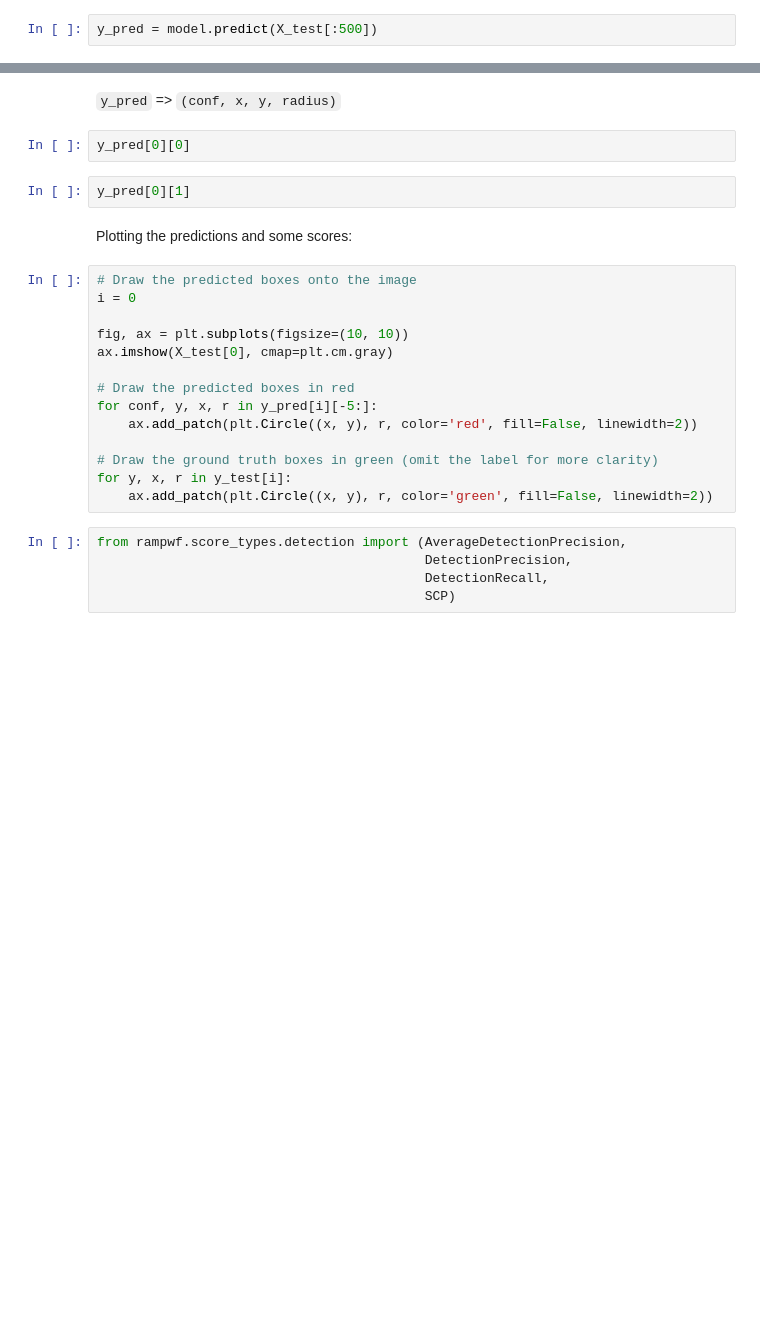
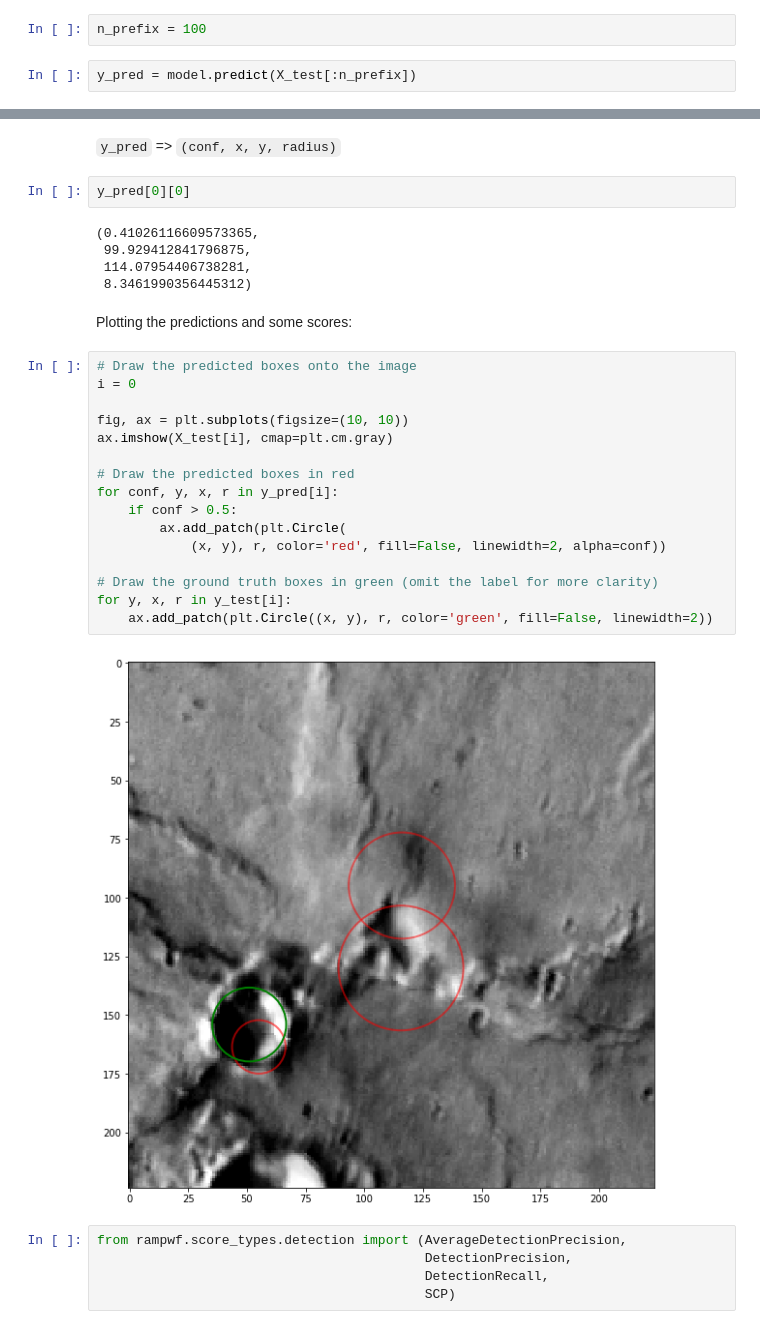
Before and after one commit to ramp-kits/mars_craters, a Jupyter notebook: mars_craters_starting_kit.ipynb, the cells around one changed output, grey strips where cells are left out. Saved outputs shown, nothing was run; the diff lists cells and outputs as text; blank space fills up the shorter version.

```diff
--- a/mars_craters_starting_kit.ipynb
+++ b/mars_craters_starting_kit.ipynb
@@ -365,8 +369,10 @@ Training the model with `fit` (in the starting kit example, we load some pretrai
 model.fit(X_train, y_train, pretrained=True)
 # %% [markdown]
 Predict part of the test data:
+# %%
+n_prefix = 100
 # %%
-y_pred = model.predict(X_test[:500])
+y_pred = model.predict(X_test[:n_prefix])
 # %% [markdown]
 Looking at the prediction object of the first test image:
 # %%
@@ -375,24 +383,31 @@ len(y_pred[0])
 `y_pred` => `(conf, x, y, radius)`
 # %%
 y_pred[0][0]
+# %% [output]
+(0.41026116609573365,
+ 99.929412841796875,
+ 114.07954406738281,
+ 8.3461990356445312)
-# %%
-y_pred[0][1]
 # %% [markdown]
 Plotting the predictions and some scores:
 # %%
 # Draw the predicted boxes onto the image
 i = 0
 
 fig, ax = plt.subplots(figsize=(10, 10))
-ax.imshow(X_test[0], cmap=plt.cm.gray)
+ax.imshow(X_test[i], cmap=plt.cm.gray)
 
 # Draw the predicted boxes in red
-for conf, y, x, r in y_pred[i][-5:]:
-    ax.add_patch(plt.Circle((x, y), r, color='red', fill=False, linewidth=2))
+for conf, y, x, r in y_pred[i]:
+    if conf > 0.5:
+        ax.add_patch(plt.Circle(
+            (x, y), r, color='red', fill=False, linewidth=2, alpha=conf))
 
 # Draw the ground truth boxes in green (omit the label for more clarity)
 for y, x, r in y_test[i]:
     ax.add_patch(plt.Circle((x, y), r, color='green', fill=False, linewidth=2))
+# %% [output]
+[figure, added]
 # %%
 from rampwf.score_types.detection import (AverageDetectionPrecision,
                                           DetectionPrecision,
```
Also changed, not shown: parts of 16 cells of this notebook.
